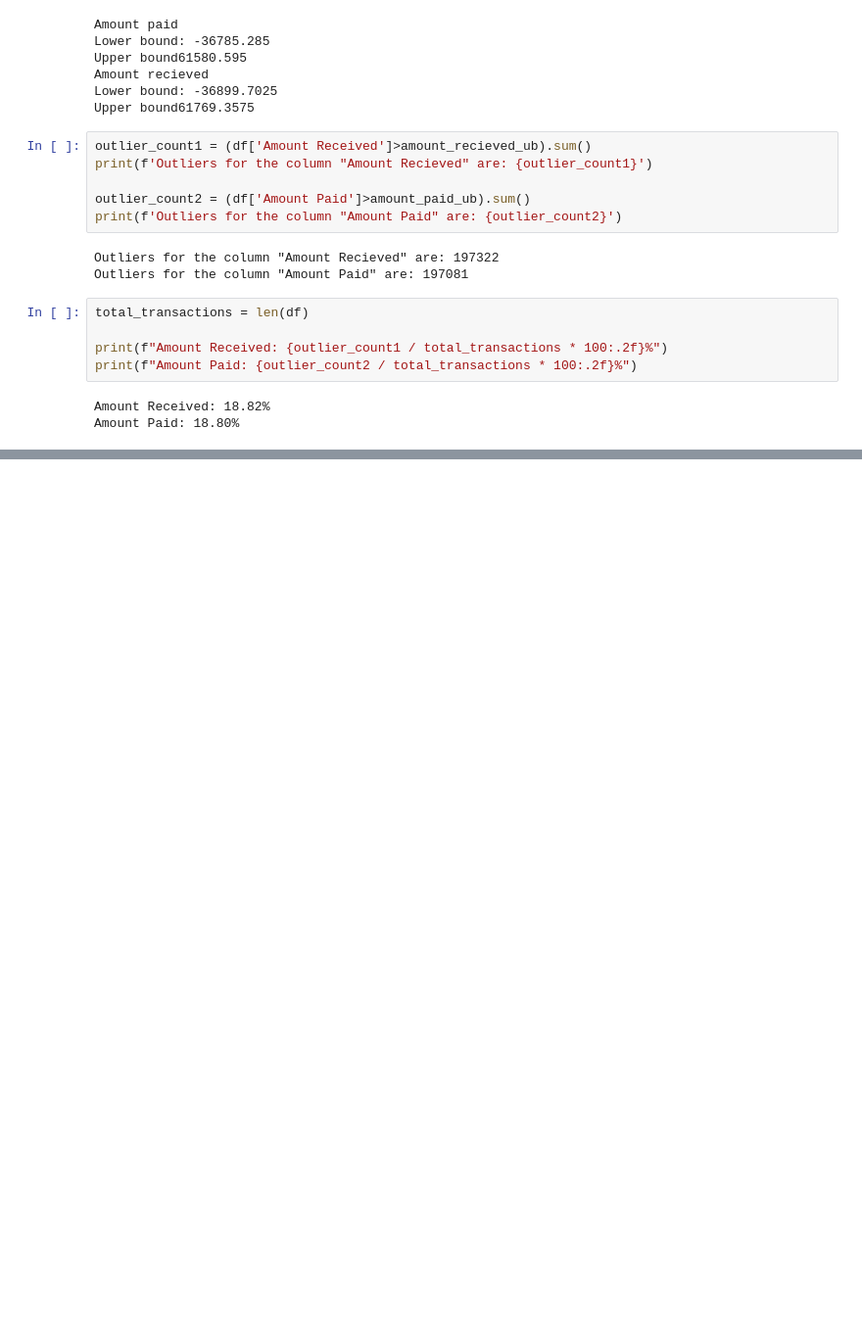
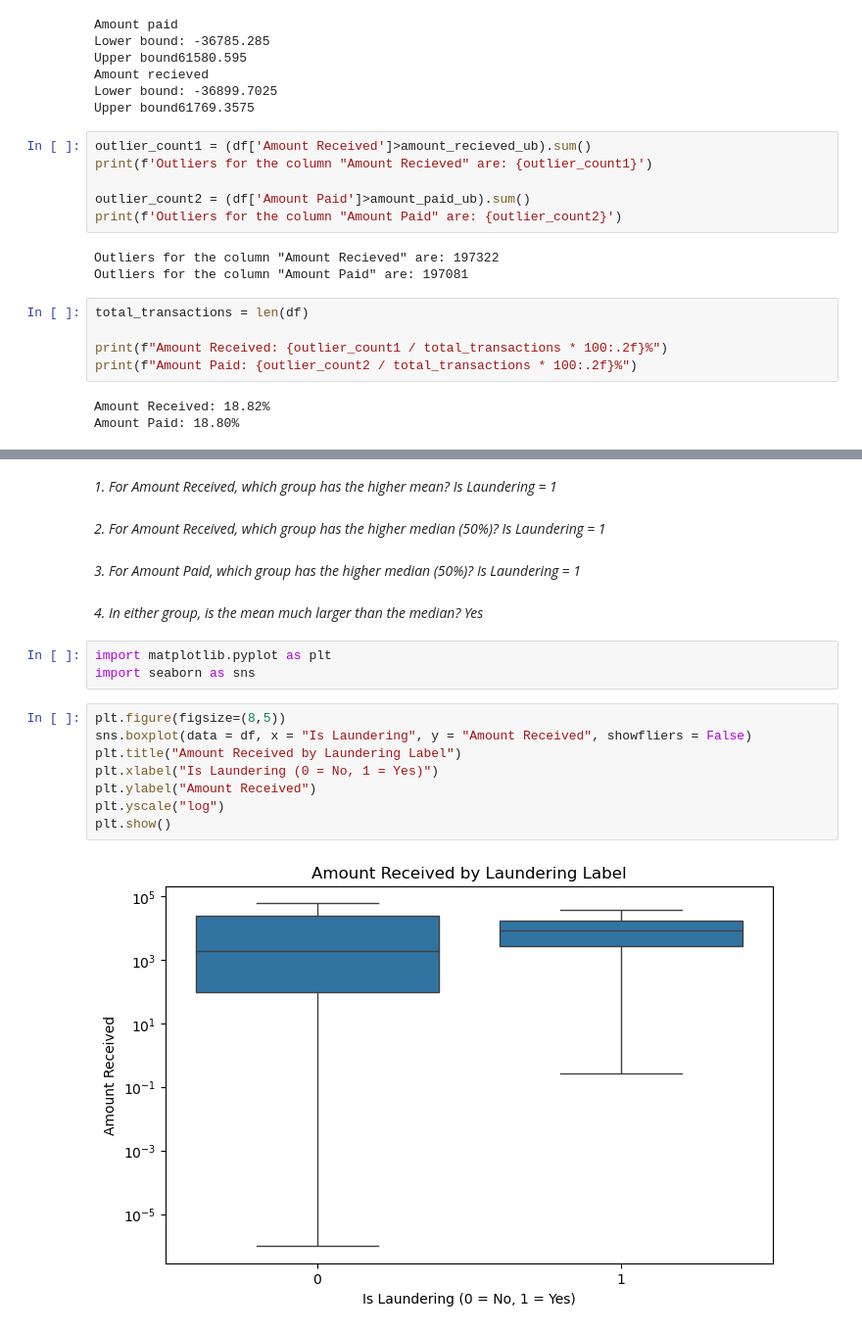
Before and after one commit to janhavipatil2705/AML-Transaction-Monitoring, a Jupyter notebook: AML EDA.ipynb, the cells around one changed output, grey strips where cells are left out. Shown at 98% size. Drawn from its saved outputs; the diff is of its cells as text; blank space fills up the shorter version.

```diff
--- a/AML EDA.ipynb
+++ b/AML EDA.ipynb
@@ -214,0 +241,25 @@ Amount Paid: 18.80%
+# %% [markdown]
+*1. For Amount Received, which group has the higher mean?
+Is Laundering = 1*
+# %% [markdown]
+*2. For Amount Received, which group has the higher median (50%)?*
+*Is Laundering = 1*
+# %% [markdown]
+*3. For Amount Paid, which group has the higher median (50%)?
+Is Laundering = 1*
+# %% [markdown]
+*4. In either group, is the mean much larger than the median?
+Yes*
+# %%
+import matplotlib.pyplot as plt
+import seaborn as sns
+# %%
+plt.figure(figsize=(8,5))
+sns.boxplot(data = df, x = "Is Laundering", y = "Amount Received", showfliers = False)
+plt.title("Amount Received by Laundering Label")
+plt.xlabel("Is Laundering (0 = No, 1 = Yes)")
+plt.ylabel("Amount Received")
+plt.yscale("log")
+plt.show()
+# %% [output]
+[figure, added]
```
Also changed, not shown: parts of 49 cells of this notebook.
